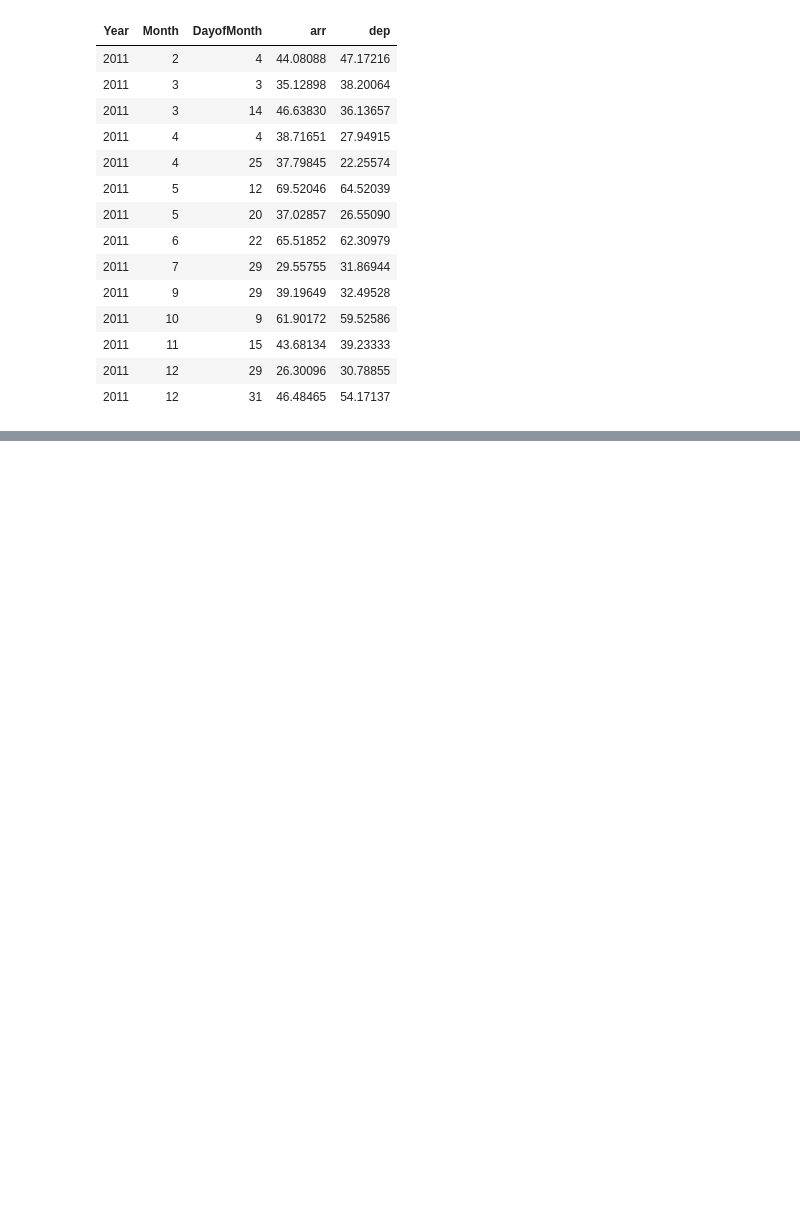
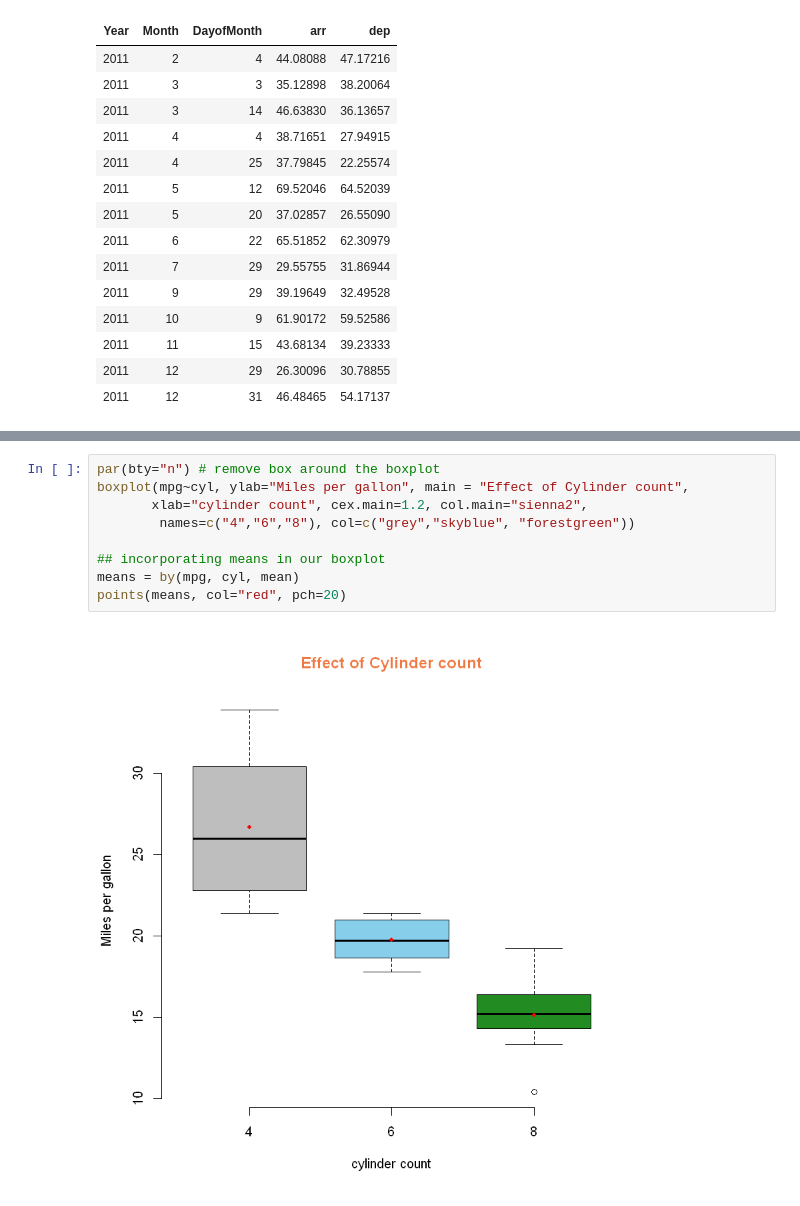
Before and after one commit to kabalaandrew/R, a Jupyter notebook: R Practice for Fenix.ipynb, the cells around one changed output, grey strips where cells are left out. Drawn from its saved outputs; the diff is of its cells as text; blank space fills up the shorter version.

```diff
--- a/R Practice for Fenix.ipynb
+++ b/R Practice for Fenix.ipynb
@@ -713,0 +897,11 @@ arr=mean(ArrDelay, na.rm=T), dep=mean(DepDelay, na.rm=T)) %>% filter(arr>30 | de
+# %%
+par(bty="n") # remove box around the boxplot
+boxplot(mpg~cyl, ylab="Miles per gallon", main = "Effect of Cylinder count",
+       xlab="cylinder count", cex.main=1.2, col.main="sienna2",
+        names=c("4","6","8"), col=c("grey","skyblue", "forestgreen"))
+
+## incorporating means in our boxplot
+means = by(mpg, cyl, mean)
+points(means, col="red", pch=20)
+# %% [output]
+[figure, added]
```
Also changed, not shown: parts of 75 cells of this notebook, 6 other files.
